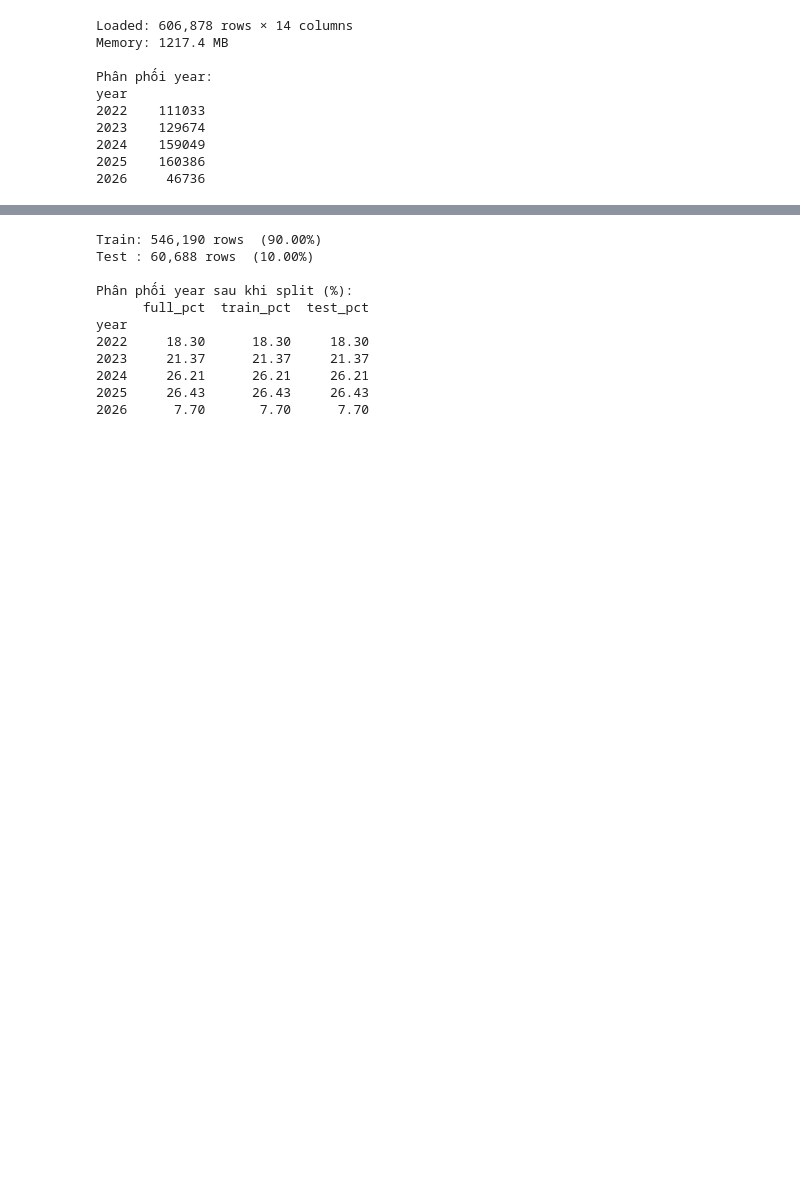
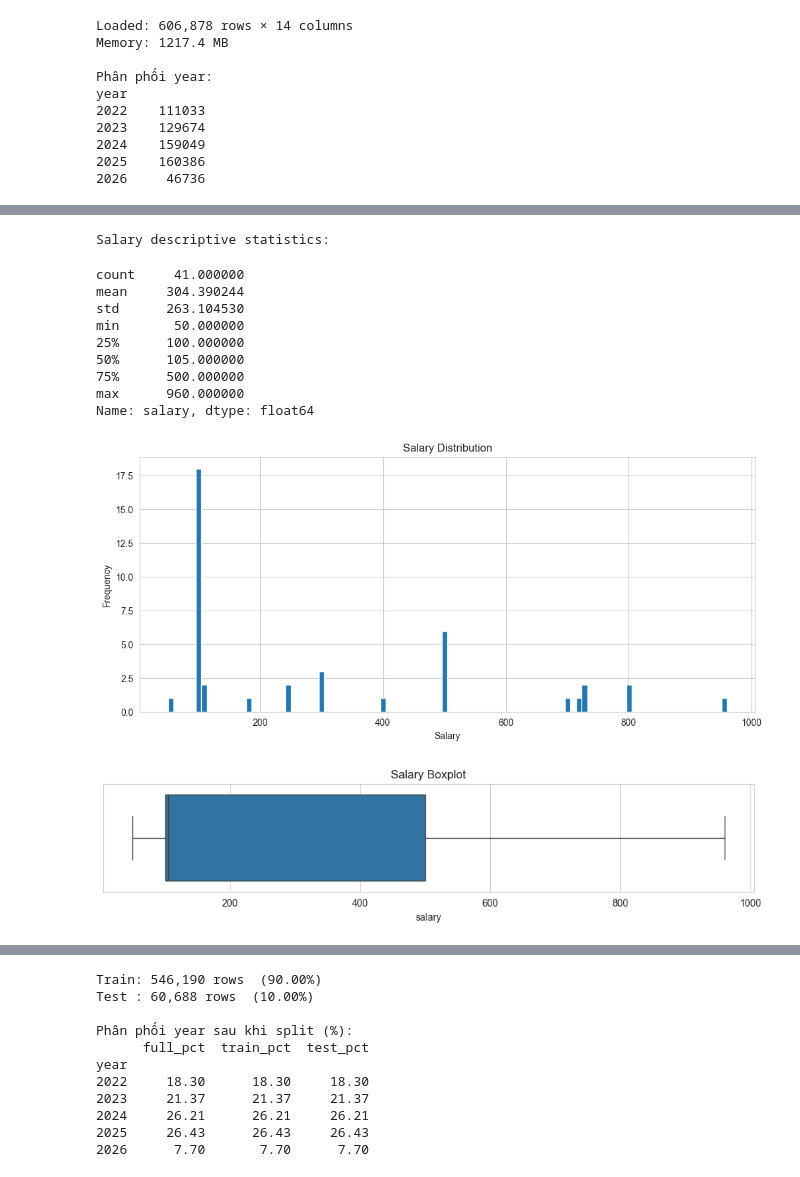
Before and after one commit to VietNamCombatZ/Salary-clustering, a Jupyter notebook: notebook/01_split_and_export.ipynb, the cells around one changed output, grey strips where cells are left out. Cells and saved outputs as stored; diff of their text form; code cells hidden in the pictures; blank space fills up the shorter version.

```diff
--- a/notebook/01_split_and_export.ipynb
+++ b/notebook/01_split_and_export.ipynb
@@ -20,6 +20,8 @@
 import pandas as pd
 from pathlib import Path
 from sklearn.model_selection import train_test_split
+import matplotlib.pyplot as plt
+import seaborn as sns
 
 pd.set_option('display.max_columns', None)
 pd.set_option('display.width', 200)
@@ -33,6 +35,11 @@ OUT_TEST_PARQUET  = Path('../data/raw/raw_data_test.parquet')
 RANDOM_STATE = 42
 TEST_SIZE    = 0.10
 STRATIFY_COL = 'year'
+
+sns.set_style('whitegrid')
+
+FIGSIZE = (12, 5)
+TOP_K = 15
 # %% [markdown]
 ## 2. Load raw
 # %%
@@ -56,0 +275,60 @@ year
+# %%
+## 5.a Salary analysis
+
+salary_numeric = (
+    df['salary']
+    .astype(str)
+    .str.replace(',', '', regex=False)
+)
+
+salary_numeric = pd.to_numeric(
+    salary_numeric,
+    errors='coerce'
+)
+
+print('Salary descriptive statistics:')
+display(salary_numeric.describe())
+
+# =========================================================
+# Histogram
+# =========================================================
+
+plt.figure(figsize=FIGSIZE)
+
+plt.hist(
+    salary_numeric.dropna(),
+    bins=100
+)
+
+plt.title('Salary Distribution')
+plt.xlabel('Salary')
+plt.ylabel('Frequency')
+
+plt.show()
+
+# =========================================================
+# Boxplot
+# =========================================================
+
+plt.figure(figsize=(12, 2))
+
+sns.boxplot(
+    x=salary_numeric.dropna()
+)
+
+plt.title('Salary Boxplot')
+
+plt.show()
+# %% [output]
+Salary descriptive statistics:
+count     41.000000
+mean     304.390244
+std      263.104530
+min       50.000000
+25%      100.000000
+50%      105.000000
+75%      500.000000
+max      960.000000
+Name: salary, dtype: float64
+[figure, added]
+[figure, added]
```
Also changed, not shown: parts of 23 cells of this notebook.
